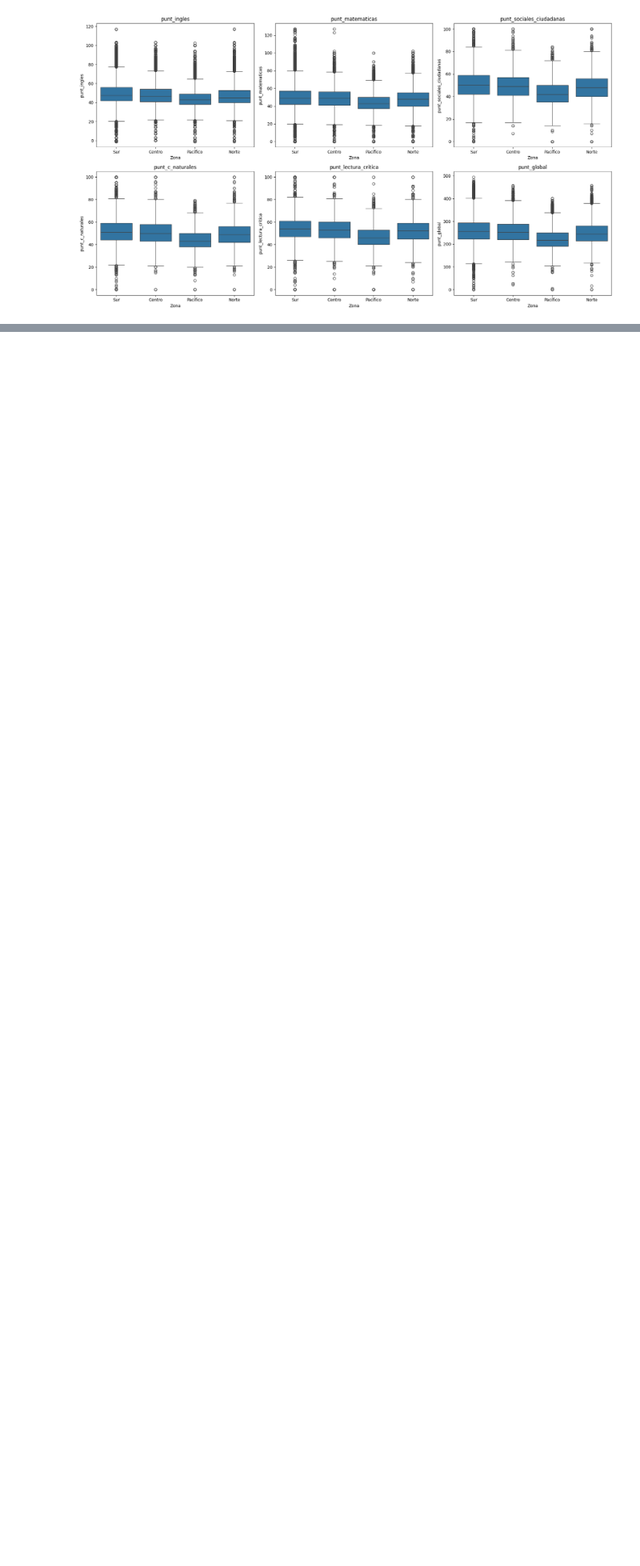
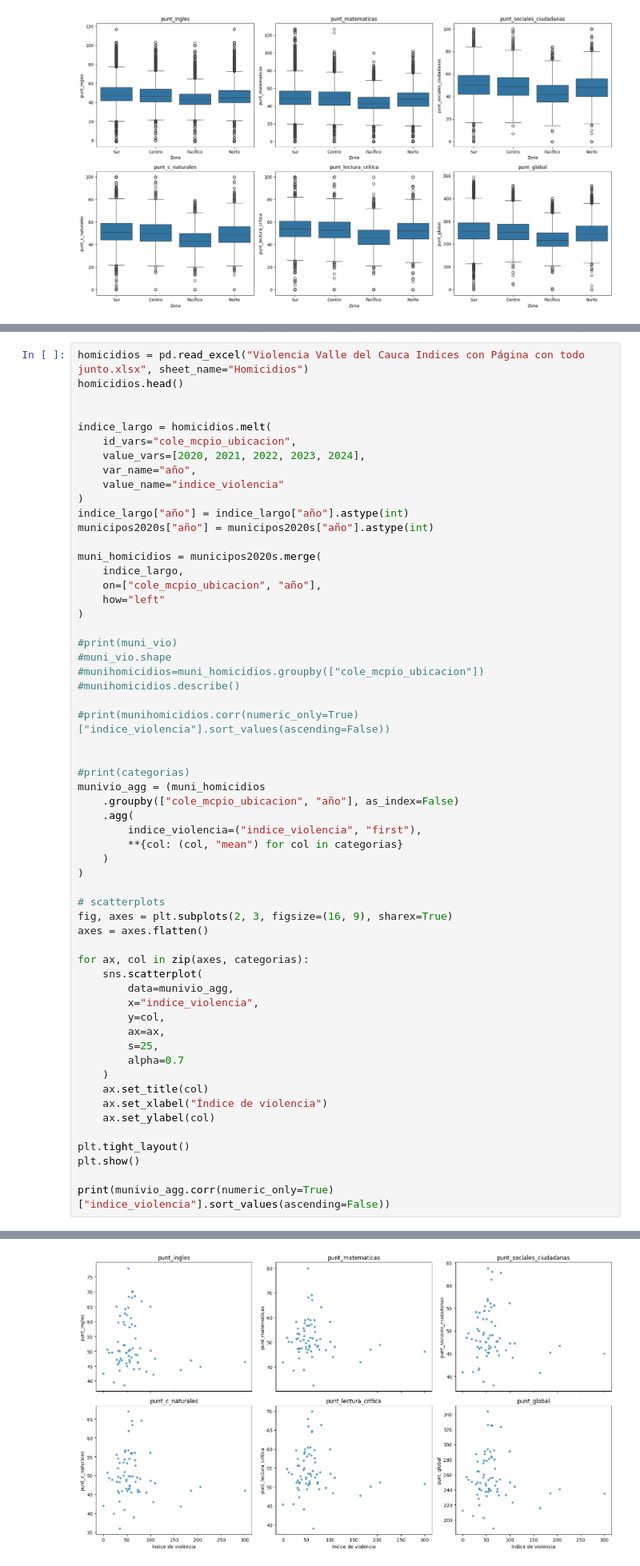
Before and after one commit to juancamilogoomezz/Proyecto-1, a Jupyter notebook: Notebook Consultas Violencia.ipynb, the cells around one changed output, grey strips where cells are left out. Shown at 80% size. Drawn from its saved outputs; the diff is of its cells as text; blank space fills up the shorter version.

```diff
--- a/Notebook Consultas Violencia.ipynb
+++ b/Notebook Consultas Violencia.ipynb
@@ -418,0 +518,59 @@ indicesviolencia.describe()
+# %%
+homicidios = pd.read_excel("Violencia Valle del Cauca Indices con Página con todo junto.xlsx", sheet_name="Homicidios")
+homicidios.head()
+
+
+indice_largo = homicidios.melt(
+    id_vars="cole_mcpio_ubicacion",
+    value_vars=[2020, 2021, 2022, 2023, 2024],
+    var_name="año",
+    value_name="indice_violencia"
+)
+indice_largo["año"] = indice_largo["año"].astype(int)
+municipos2020s["año"] = municipos2020s["año"].astype(int)
+
+muni_homicidios = municipos2020s.merge(
+    indice_largo,
+    on=["cole_mcpio_ubicacion", "año"],
+    how="left"
+)
+
+#print(muni_vio)
+#muni_vio.shape
+#munihomicidios=muni_homicidios.groupby(["cole_mcpio_ubicacion"])
+#munihomicidios.describe()
+
+#print(munihomicidios.corr(numeric_only=True)["indice_violencia"].sort_values(ascending=False))
+
+
+#print(categorias)
+munivio_agg = (muni_homicidios
+    .groupby(["cole_mcpio_ubicacion", "año"], as_index=False)
+    .agg(
+        indice_violencia=("indice_violencia", "first"),
+        **{col: (col, "mean") for col in categorias}
+    )
+)
+
+# scatterplots
+fig, axes = plt.subplots(2, 3, figsize=(16, 9), sharex=True)
+axes = axes.flatten()
+
+for ax, col in zip(axes, categorias):
+    sns.scatterplot(
+        data=munivio_agg,
+        x="indice_violencia",
+        y=col,
+        ax=ax,
+        s=25,
+        alpha=0.7
+    )
+    ax.set_title(col)
+    ax.set_xlabel("Índice de violencia")
+    ax.set_ylabel(col)
+
+plt.tight_layout()
+plt.show()
+
+print(munivio_agg.corr(numeric_only=True)["indice_violencia"].sort_values(ascending=False))
+# %% [output]
@@ -418,0 +582 @@ indicesviolencia.describe()
+[figure, added]
```
Also changed, not shown: parts of 29 cells of this notebook, 2 other files.
